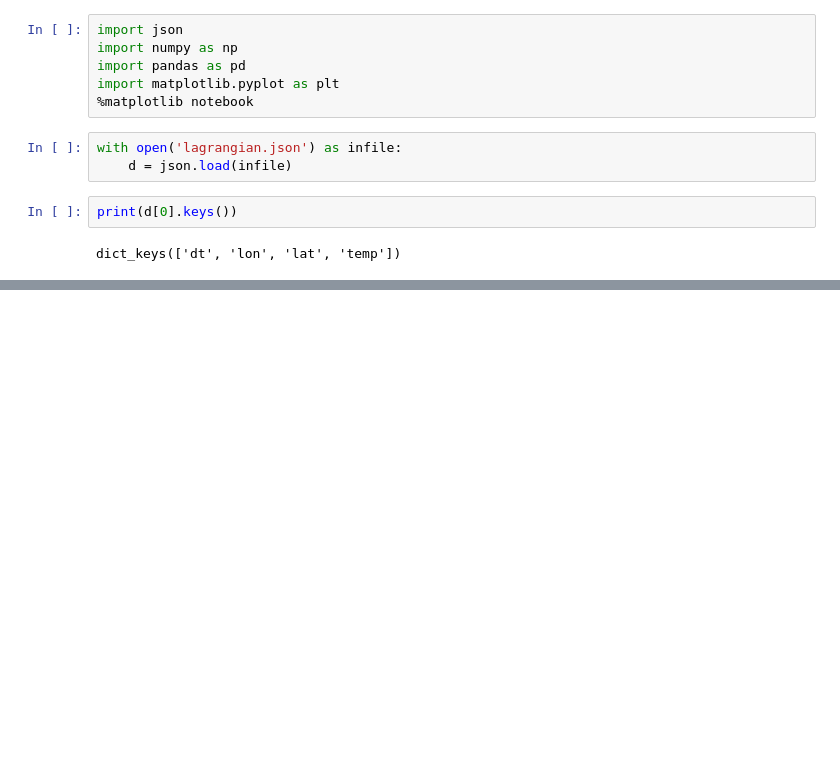
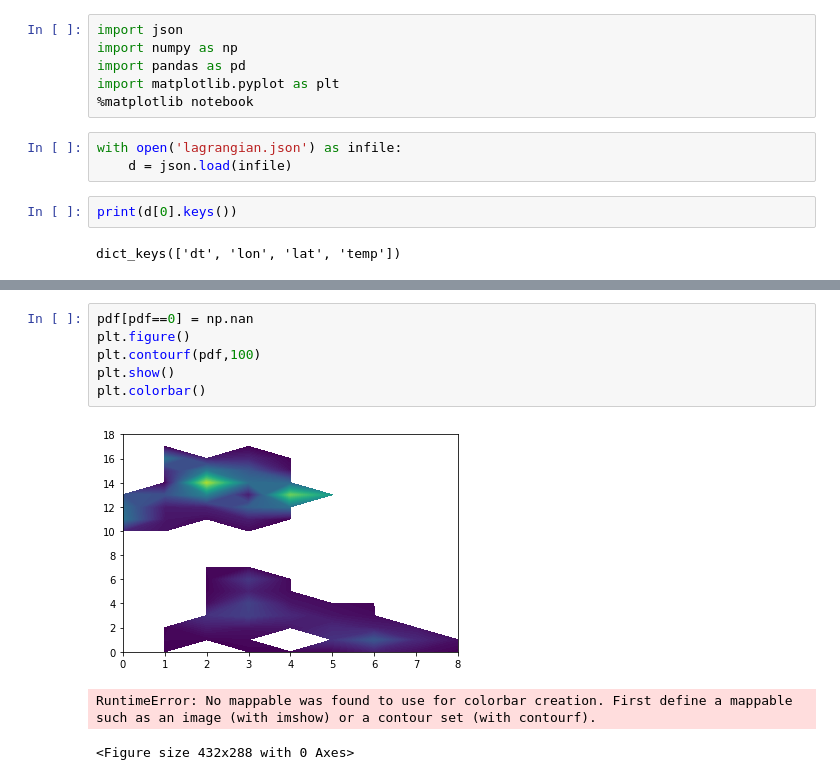
Before and after one commit to ryokurashina/jamboree2019, a Jupyter notebook: floats/first_dataset.ipynb, the cells around one changed output, grey strips where cells are left out. Cells and saved outputs as stored; diff of their text form; blank space fills up the shorter version.

```diff
--- a/floats/first_dataset.ipynb
+++ b/floats/first_dataset.ipynb
@@ -26,0 +69,10 @@ for i in range(len(d)):
+# %%
+pdf[pdf==0] = np.nan
+plt.figure()
+plt.contourf(pdf,100)
+plt.show()
+plt.colorbar()
+# %% [output]
+[figure, added]
+RuntimeError: No mappable was found to use for colorbar creation. First define a mappable such as an image (with imshow) or a contour set (with contourf).
+<Figure size 432x288 with 0 Axes>
```
Also changed, not shown: parts of 10 cells of this notebook.
